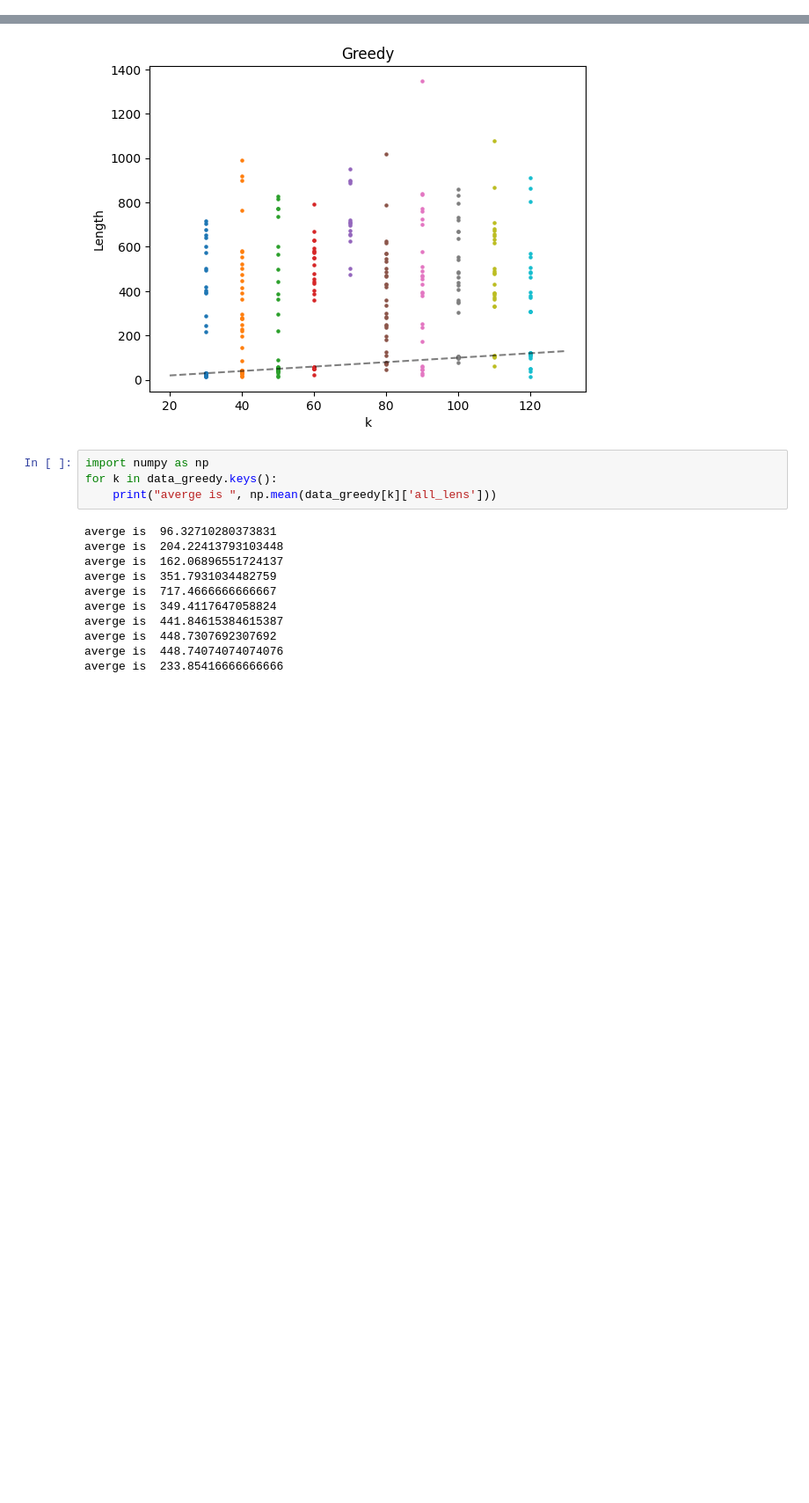
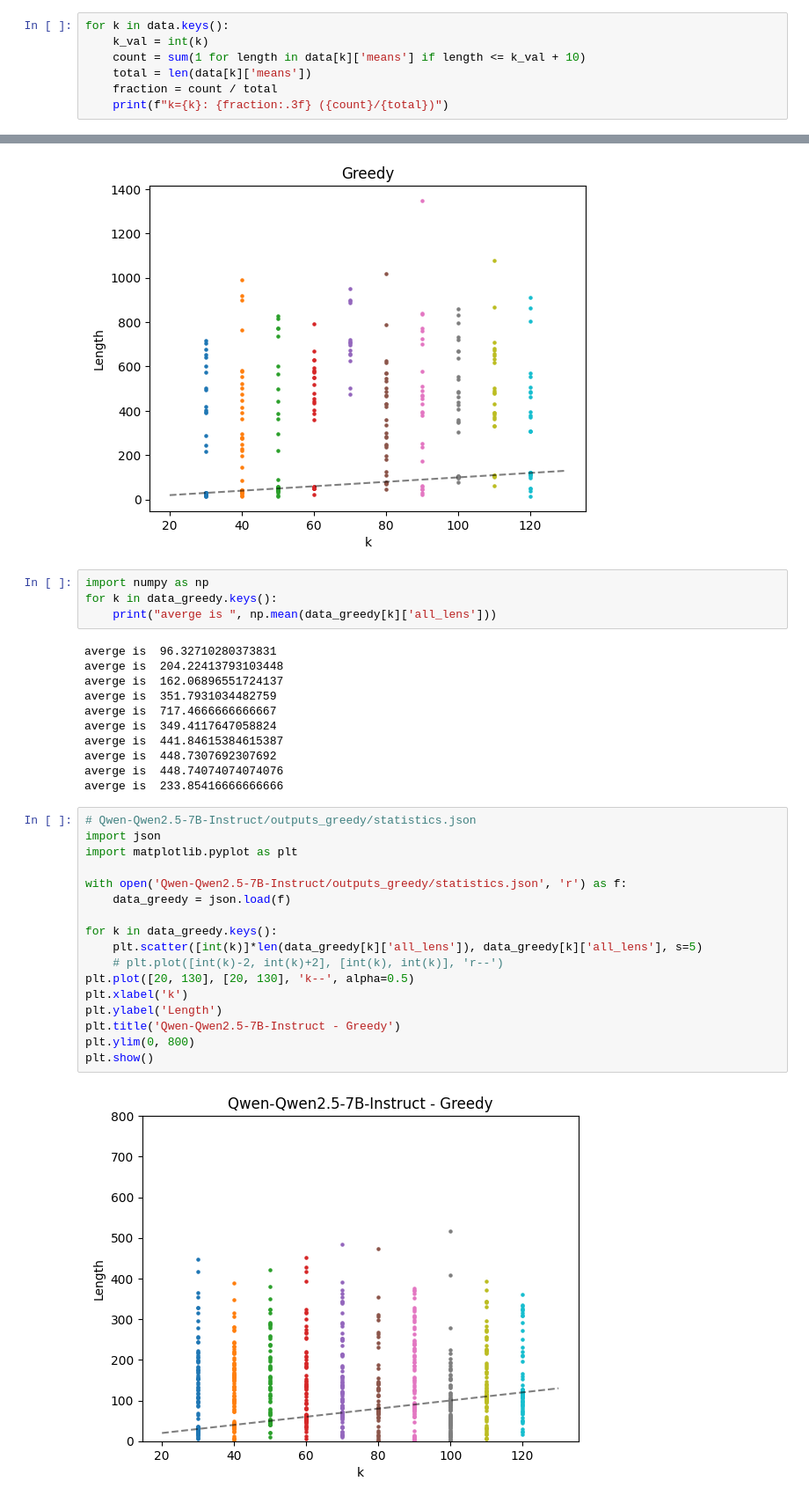
Before and after one commit to skartik04/manifold, a Jupyter notebook: inspect_gen.ipynb, the cells around one changed output, grey strips where cells are left out. Shown at 88% size. Drawn from its saved outputs; the diff is of its cells as text; blank space fills up the shorter version.

```diff
--- a/inspect_gen.ipynb
+++ b/inspect_gen.ipynb
@@ -357,3 +357,10 @@ plt.title('Top-p sampling')
 plt.show()
 # %% [output]
 [figure]
+# %%
+for k in data.keys():
+    k_val = int(k)
+    count = sum(1 for length in data[k]['means'] if length <= k_val + 10)
+    total = len(data[k]['means'])
+    fraction = count / total
+    print(f"k={k}: {fraction:.3f} ({count}/{total})")
@@ -403,3 +421,22 @@ averge is  441.84615384615387
 averge is  448.7307692307692
 averge is  448.74074074074076
 averge is  233.85416666666666
+# %%
+# Qwen-Qwen2.5-7B-Instruct/outputs_greedy/statistics.json
+import json
+import matplotlib.pyplot as plt
+
+with open('Qwen-Qwen2.5-7B-Instruct/outputs_greedy/statistics.json', 'r') as f:
+    data_greedy = json.load(f)
+
+for k in data_greedy.keys():
+    plt.scatter([int(k)]*len(data_greedy[k]['all_lens']), data_greedy[k]['all_lens'], s=5)
+    # plt.plot([int(k)-2, int(k)+2], [int(k), int(k)], 'r--')
+plt.plot([20, 130], [20, 130], 'k--', alpha=0.5)
+plt.xlabel('k')
+plt.ylabel('Length')
+plt.title('Qwen-Qwen2.5-7B-Instruct - Greedy')
+plt.ylim(0, 800)
+plt.show()
+# %% [output]
+[figure, added]
```
Also changed, not shown: parts of 2 cells of this notebook, 1 other file.
